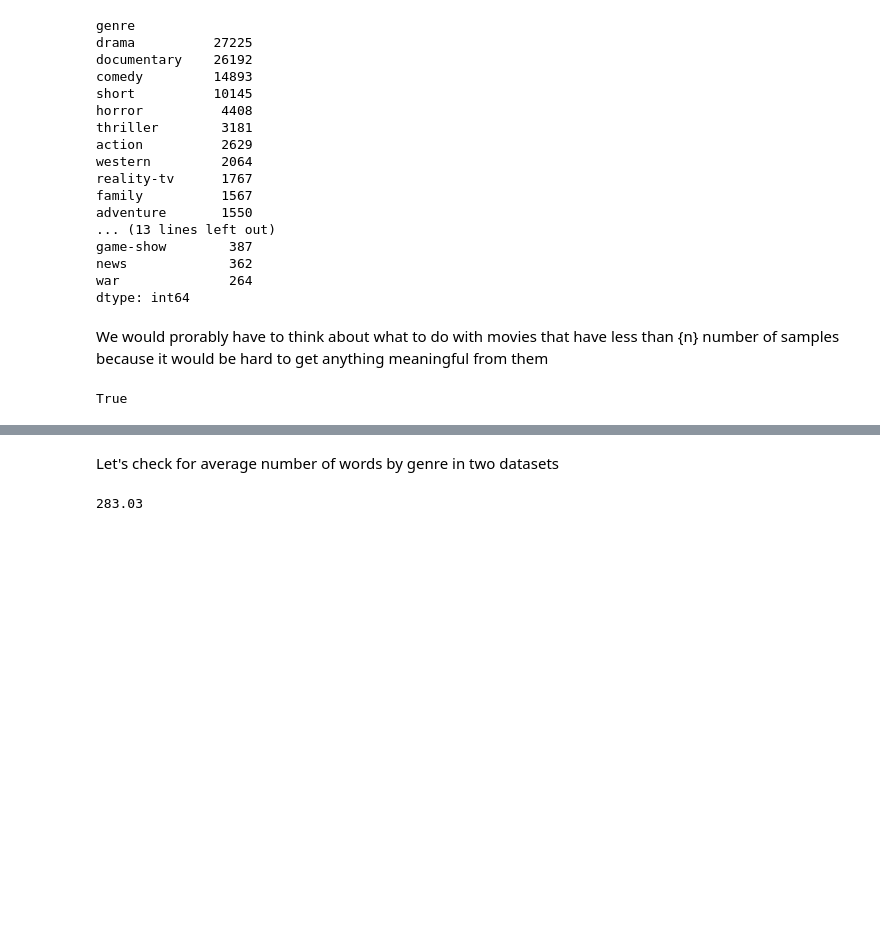
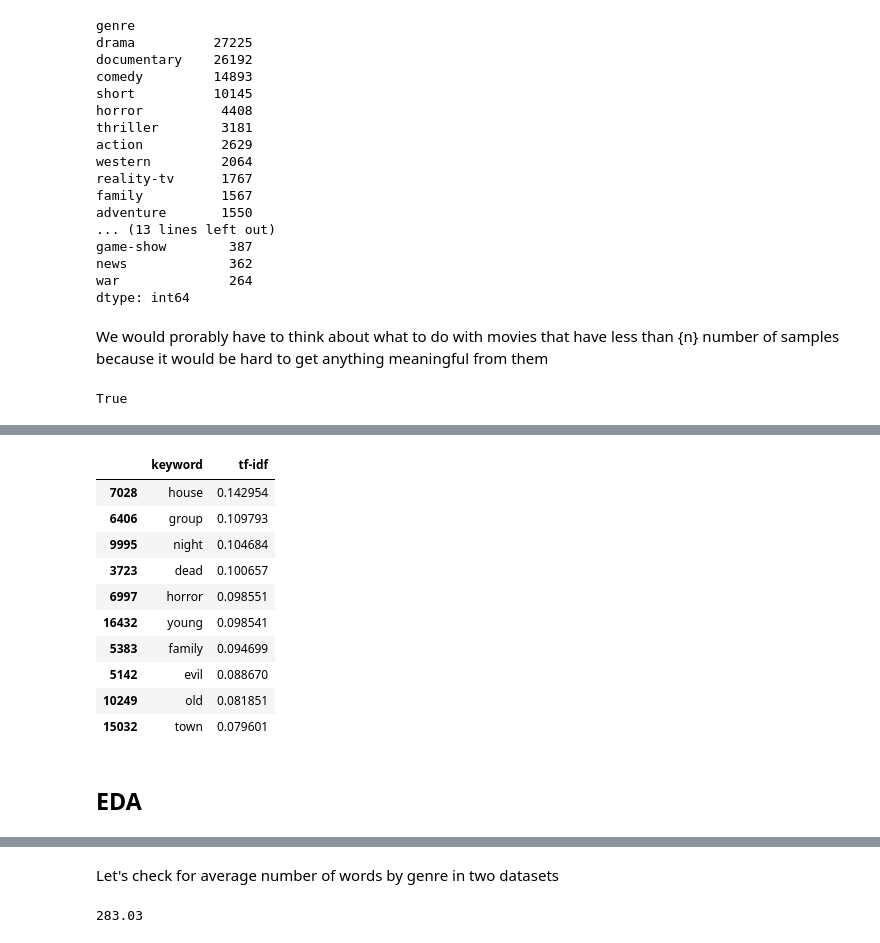
Before and after one commit to HubertRadom/Filmweb-vs-IMDB-Dashboard, a Jupyter notebook: EDA.ipynb, the cells around one changed output, grey strips where cells are left out. Saved outputs shown, nothing was run; the diff lists cells and outputs as text; code cells hidden in the pictures; blank space fills up the shorter version.

```diff
--- a/EDA.ipynb
+++ b/EDA.ipynb
@@ -342,3 +437,19 @@ True
+# %%
+imdb_average_tfidf.show_keywords('horror', 10, True)
+# %% [output]
+|  | keyword | tf-idf |
+| 7028 | house | 0.142954 |
+| 6406 | group | 0.109793 |
+| 9995 | night | 0.104684 |
+| 3723 | dead | 0.100657 |
+| 6997 | horror | 0.098551 |
+| 16432 | young | 0.098541 |
+| 5383 | family | 0.094699 |
+| 5142 | evil | 0.088670 |
+| 10249 | old | 0.081851 |
+| 15032 | town | 0.079601 |
+# %% [markdown]
+## EDA
 # %%
 df_filmweb_sampled.sample(frac=1., random_state=42)
 # %% [output]
```
Also changed, not shown: parts of 17 cells of this notebook, 1 other file.
